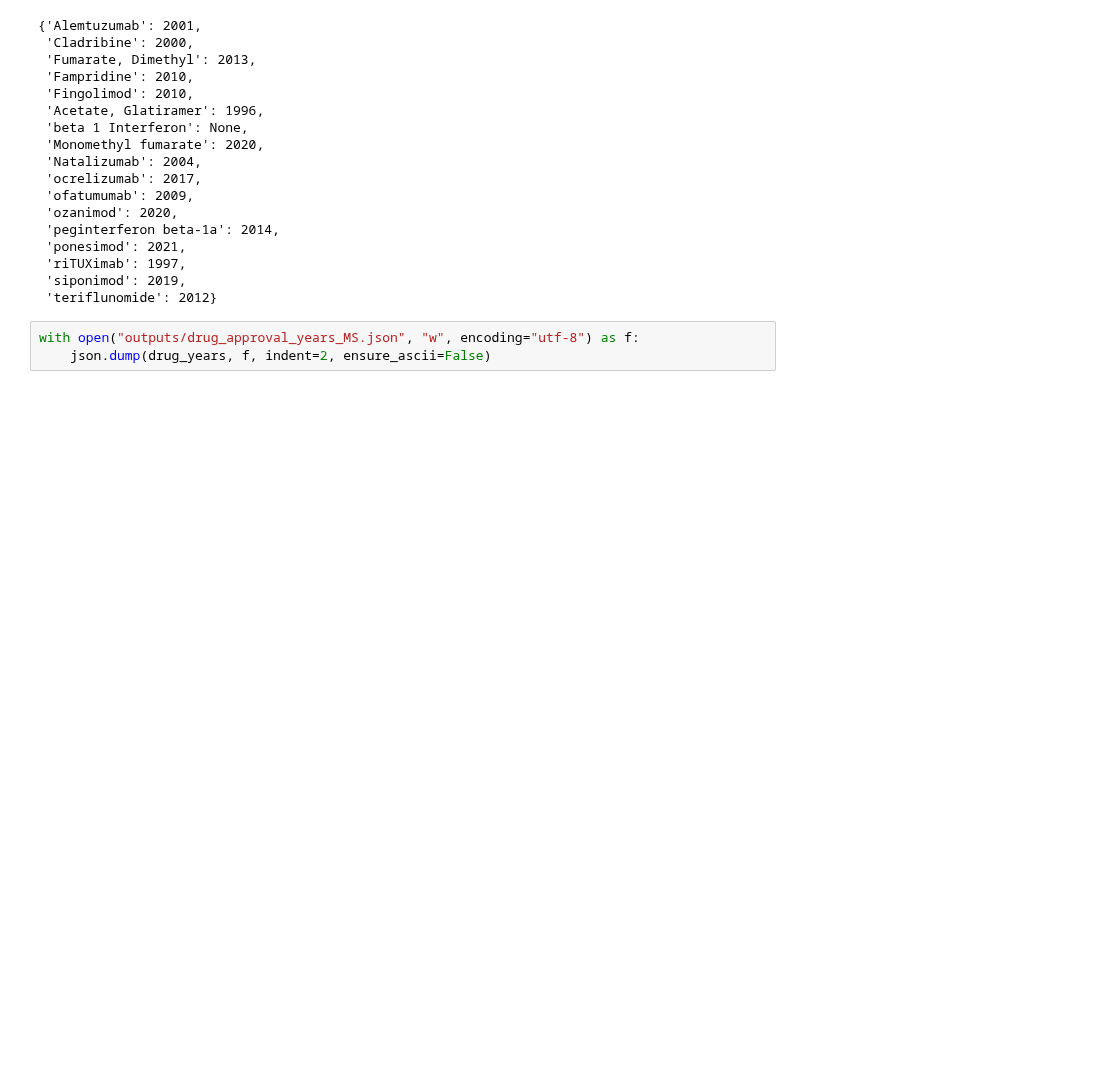
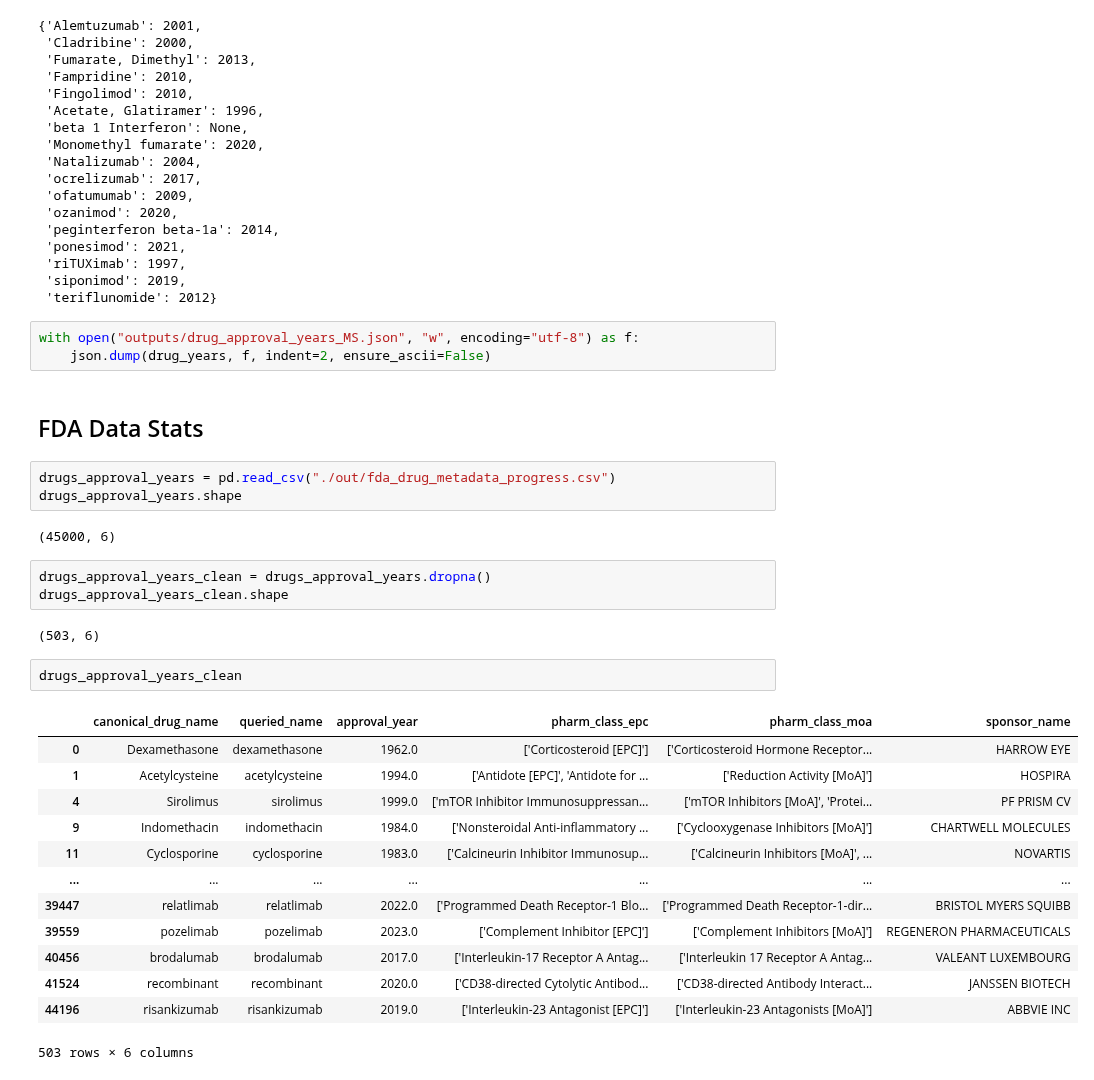
Before and after one commit to Ineichen-Group/Preclinical_DrugDisease_Translation_Pipeline, a Jupyter notebook: 10_use_case_disease_focus/Get_Drug_Approval_Dates.ipynb, the cells around one changed output. Cells and saved outputs as stored; diff of their text form; blank space fills up the shorter version.

```diff
--- a/10_use_case_disease_focus/Get_Drug_Approval_Dates.ipynb
+++ b/10_use_case_disease_focus/Get_Drug_Approval_Dates.ipynb
@@ -398,3 +549,31 @@ drug_years
 # %%
 with open("outputs/drug_approval_years_MS.json", "w", encoding="utf-8") as f:
     json.dump(drug_years, f, indent=2, ensure_ascii=False)
+# %% [markdown]
+## FDA Data Stats
+# %%
+drugs_approval_years = pd.read_csv("./out/fda_drug_metadata_progress.csv")
+drugs_approval_years.shape
+# %% [output]
+(45000, 6)
+# %%
+drugs_approval_years_clean = drugs_approval_years.dropna()
+drugs_approval_years_clean.shape
+# %% [output]
+(503, 6)
+# %%
+drugs_approval_years_clean
+# %% [output]
+|  | canonical_drug_name | queried_name | approval_year | pharm_class_epc | pharm_class_moa | sponsor_name |
+| 0 | Dexamethasone | dexamethasone | 1962.0 | ['Corticosteroid [EPC]'] | ['Corticosteroid Hormone Receptor... | HARROW EYE |
+| 1 | Acetylcysteine | acetylcysteine | 1994.0 | ['Antidote [EPC]', 'Antidote for ... | ['Reduction Activity [MoA]'] | HOSPIRA |
+| 4 | Sirolimus | sirolimus | 1999.0 | ['mTOR Inhibitor Immunosuppressan... | ['mTOR Inhibitors [MoA]', 'Protei... | PF PRISM CV |
+| 9 | Indomethacin | indomethacin | 1984.0 | ['Nonsteroidal Anti-inflammatory ... | ['Cyclooxygenase Inhibitors [MoA]'] | CHARTWELL MOLECULES |
+| 11 | Cyclosporine | cyclosporine | 1983.0 | ['Calcineurin Inhibitor Immunosup... | ['Calcineurin Inhibitors [MoA]', ... | NOVARTIS |
+| ... | ... | ... | ... | ... | ... | ... |
+| 39447 | relatlimab | relatlimab | 2022.0 | ['Programmed Death Receptor-1 Blo... | ['Programmed Death Receptor-1-dir... | BRISTOL MYERS SQUIBB |
+| 39559 | pozelimab | pozelimab | 2023.0 | ['Complement Inhibitor [EPC]'] | ['Complement Inhibitors [MoA]'] | REGENERON PHARMACEUTICALS |
+| 40456 | brodalumab | brodalumab | 2017.0 | ['Interleukin-17 Receptor A Antag... | ['Interleukin 17 Receptor A Antag... | VALEANT LUXEMBOURG |
+| 41524 | recombinant | recombinant | 2020.0 | ['CD38-directed Cytolytic Antibod... | ['CD38-directed Antibody Interact... | JANSSEN BIOTECH |
+| 44196 | risankizumab | risankizumab | 2019.0 | ['Interleukin-23 Antagonist [EPC]'] | ['Interleukin-23 Antagonists [MoA]'] | ABBVIE INC |
+503 rows × 6 columns
```
Also changed, not shown: parts of 10 cells of this notebook.
